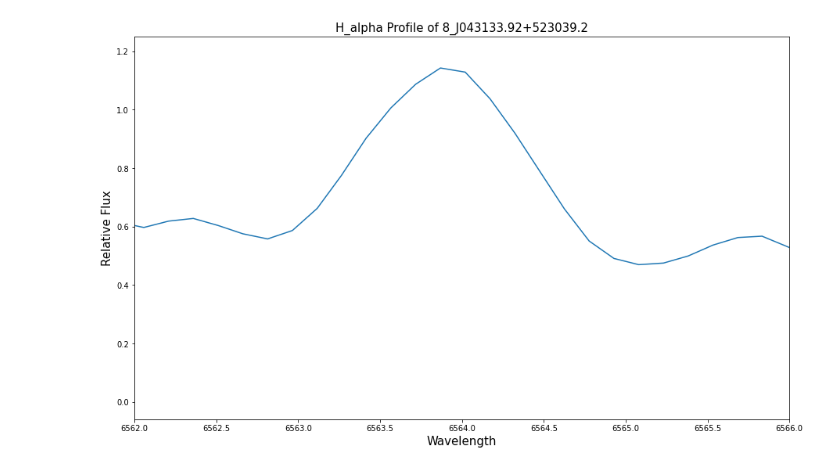
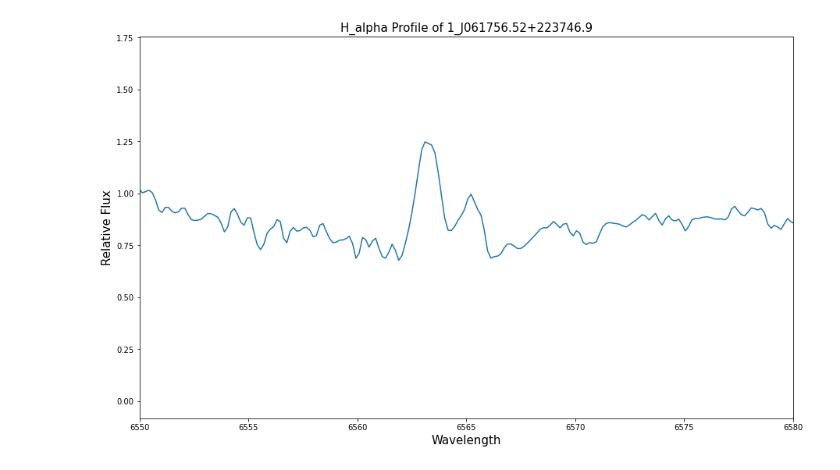
Before and after one commit to luciferAT02/SRFP-2021, a Jupyter notebook: MRS_Final_Analysis.ipynb, the cells around one changed output. Saved outputs shown, nothing was run; the diff lists cells and outputs as text; code cells hidden in the pictures.

```diff
--- a/MRS_Final_Analysis.ipynb
+++ b/MRS_Final_Analysis.ipynb
@@ -119,20 +127,20 @@ Velocity =  207
 # %%
-obj = '8_J043133.92+523039.2'
+obj = '1_J061756.52+223746.9'
 path2 = '/home/luciferat02/Documents/SRFP_2021/MRS_LAMOST/Objects/'+obj
 os.listdir(path2)
 for spec_fp in os.listdir(path2):
     with fits.open(path2+'/'+spec_fp) as hdu:
         rband = hdu[2].data
     rflux = rband['FLUX']
     rwv = 10**(rband['LOGLAM'])
     r = normalization.normalize_spectrum_general(rwv,rflux, p=1e-6, q=0.8, niter = 100)
     r = np.array([r])
     fig, ax1 = plt.subplots(1,1, figsize = [15,9])
     ax1.set_xlabel('Wavelength',fontsize = 15)
-    ax1.set_xlim(6562,6566)
+    ax1.set_xlim(6550,6580)
     ax1.set_ylabel('Relative Flux', fontsize = 15)
     ax1.set_title('H_alpha Profile of '+obj , fontsize = 15)
     #ax1.set_xlim(6560,6570)
     ax1.plot(rwv,r[0][0])
 # %% [output]
-[figure, old version]
+[figure, new version]
```
Also changed, not shown: parts of 3 cells of this notebook.
